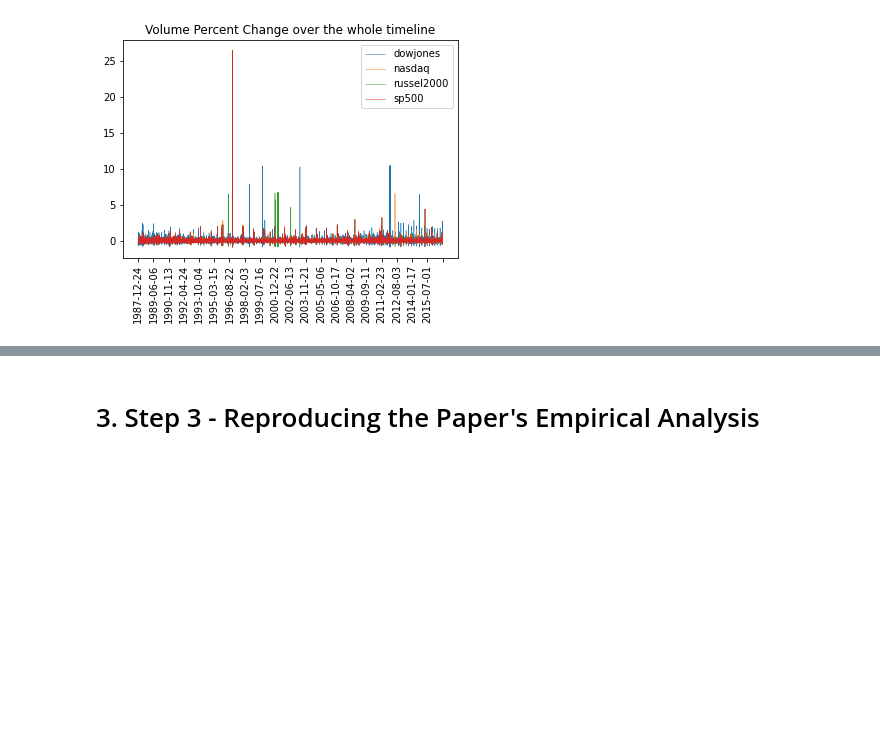
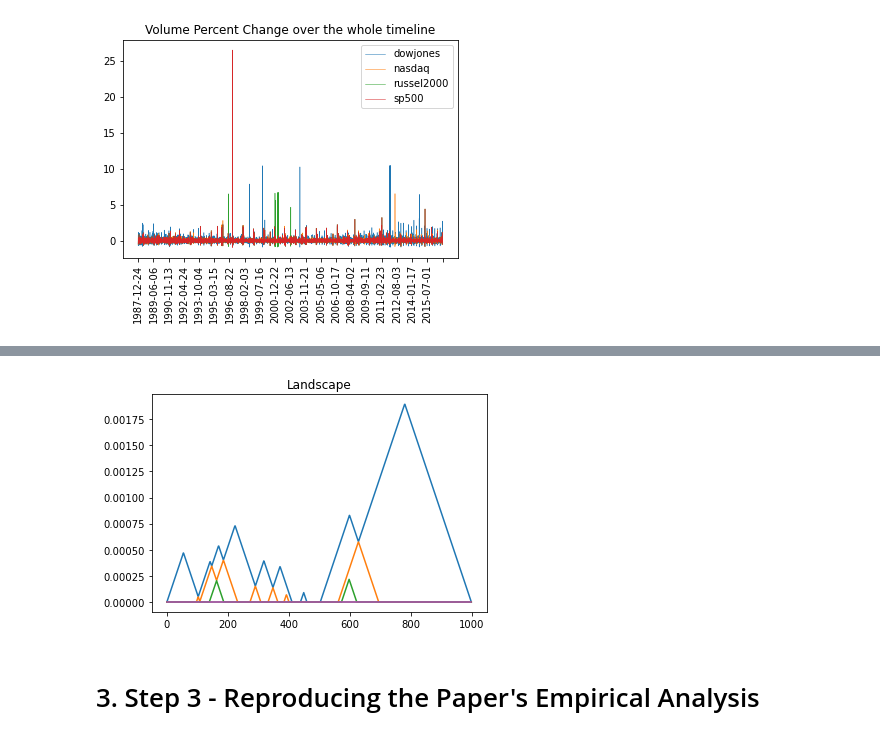
Before and after one commit to qlero/financial_crisis_prediction_homology, a Jupyter notebook: persistent_homology_TS.ipynb, the cells around one changed output, grey strips where cells are left out. Cells and saved outputs as stored; diff of their text form; code cells hidden in the pictures; blank space fills up the shorter version.

Commit message:
persistence landscape functions v2

```diff
--- a/persistent_homology_TS.ipynb
+++ b/persistent_homology_TS.ipynb
@@ -1012,3 +982,23 @@ plt.show()
+# %%
+# Parameter declaration
+w_window_size        = 50
+k_homology_dimension = 1
+m_landscape          = 5
+n_nodes              = 1000
+# Computes landscapes
+diagrams   = compute_persistence_diagrams(data,
+                                          w_window_size)
+landscapes = compute_persistence_landscapes(diagrams,
+                                            k_homology_dimension,
+                                            m_landscape,
+                                            n_nodes)
+# %%
+for i in range(5):
+    plt.plot(landscapes[7000][i])
+plt.title("Landscape")
+plt.show()
+# %% [output]
+[figure, added]
 # %% [markdown]
 # 3. Step 3 - Reproducing the Paper's Empirical Analysis
 # %%
```
Also changed, not shown: parts of 7 cells of this notebook.
